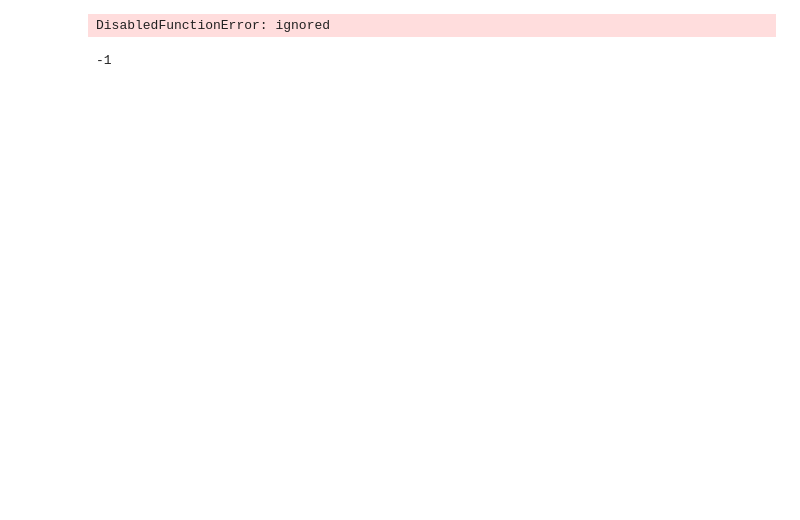
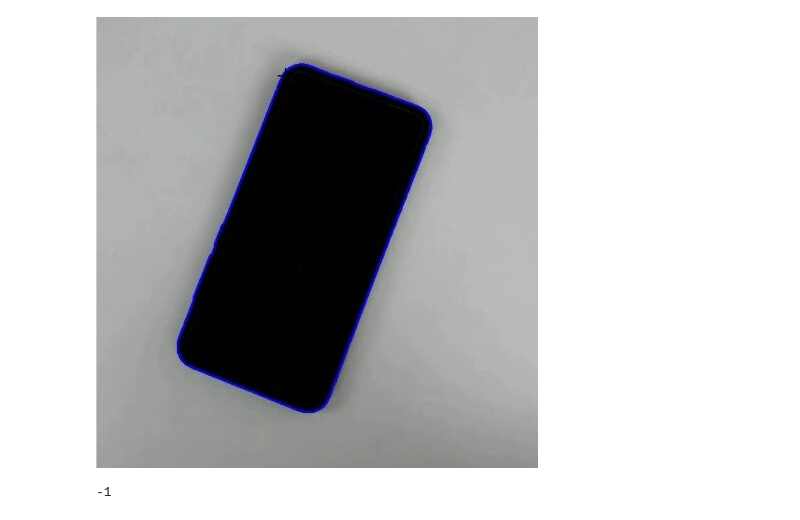
Before and after one commit to RishikaVerma21/Measure-Size-of-object, a Jupyter notebook: Measure_Size_of_object.ipynb, the cells around one changed output. Cells and saved outputs as stored; diff of their text form; code cells hidden in the pictures; blank space fills up the shorter version.

```diff
--- a/Measure_Size_of_object.ipynb
+++ b/Measure_Size_of_object.ipynb
@@ -52,0 +27,2 @@ img = cv2.imread("measure-size-of-an-object-with-opencv-aruco-marker-and-python-
+# %%
+img = cv2.imread("/content/drive/MyDrive/phone2.jpg")
@@ -87,4 +46,0 @@ from google.colab.patches import cv2_imshow
-# %%
-cv2.imshow("image", img)
-# %% [output]
-DisabledFunctionError: ignored
@@ -91,3 +49,7 @@ DisabledFunctionError: ignored
+# %%
+cv2_imshow(img)
+# %% [output]
+[figure, added]
 # %%
 cv2.waitKey(0)
 # %% [output]
```
Also changed, not shown: parts of 18 cells of this notebook.
